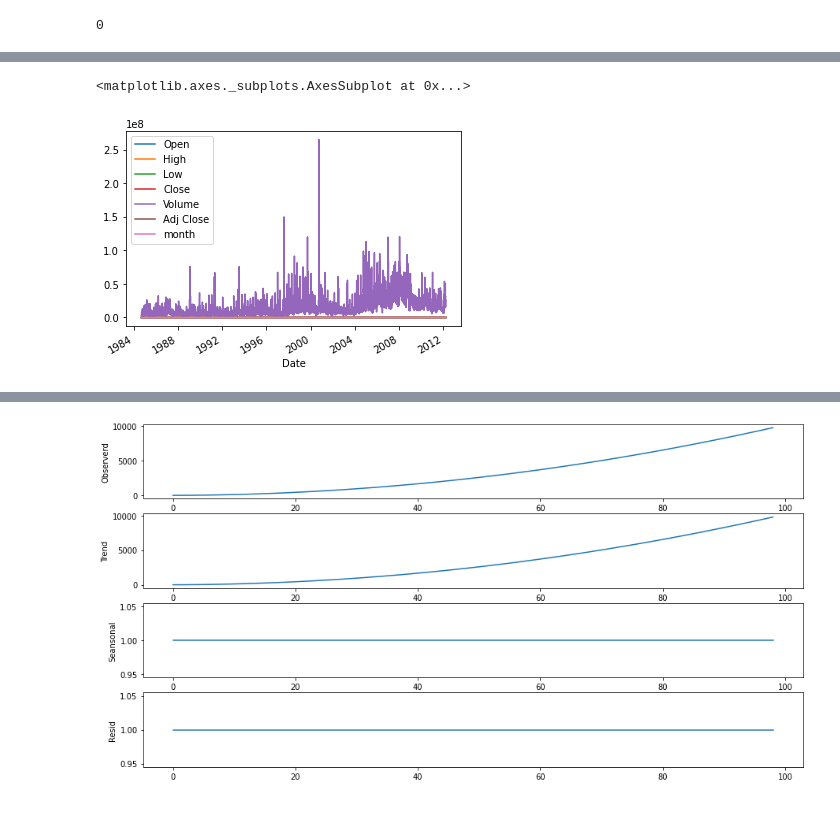
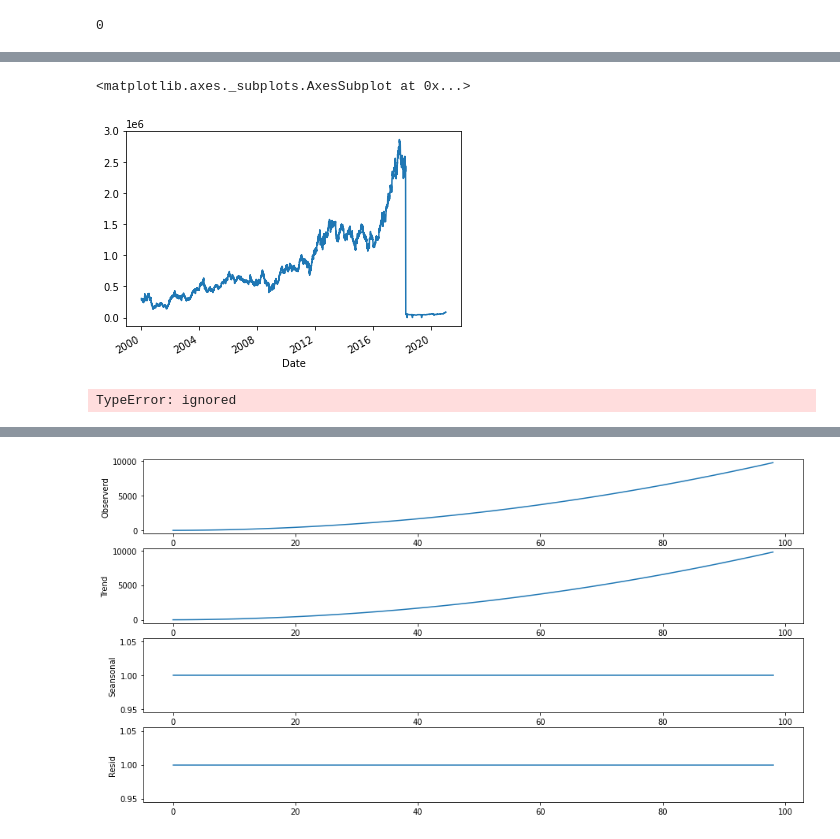
Before and after one commit to heungsikyu/data_analysis_study, a Jupyter notebook: 시계열_데이터분석.ipynb, the cells around one changed output, grey strips where cells are left out. Cells and saved outputs as stored; diff of their text form; code cells hidden in the pictures.

Commit message:
Colaboratory를 통해 생성됨

```diff
--- a/시계열_데이터분석.ipynb
+++ b/시계열_데이터분석.ipynb
@@ -86,5 +86,5 @@ df.index.argmin()
 # %%
-df = pd.read_csv('/content/drive/MyDrive/Colab Notebooks/apple_stock_data.csv')
+df = pd.read_csv('/content/drive/MyDrive/Colab Notebooks/Korea_Stocks_Full/005930.csv')
 df.info()
 # %% [output]
 <class 'pandas.core.frame.DataFrame'>
@@ -237,5 +262,5 @@ https://pandas.pydata.org/pandas-docs/stable/user_guide/timeseries.html
 # %%
-df.plot()
+df['Close'].plot()
 # %% [output]
 <matplotlib.axes._subplots.AxesSubplot at 0x...>
-[figure, old version]
+[figure, new version]
@@ -241,0 +270,5 @@ df.plot()
+# %%
+df.resample(rule='A').apply()
+df
+# %% [output]
+TypeError: ignored
```
Also changed, not shown: parts of 65 cells of this notebook.
